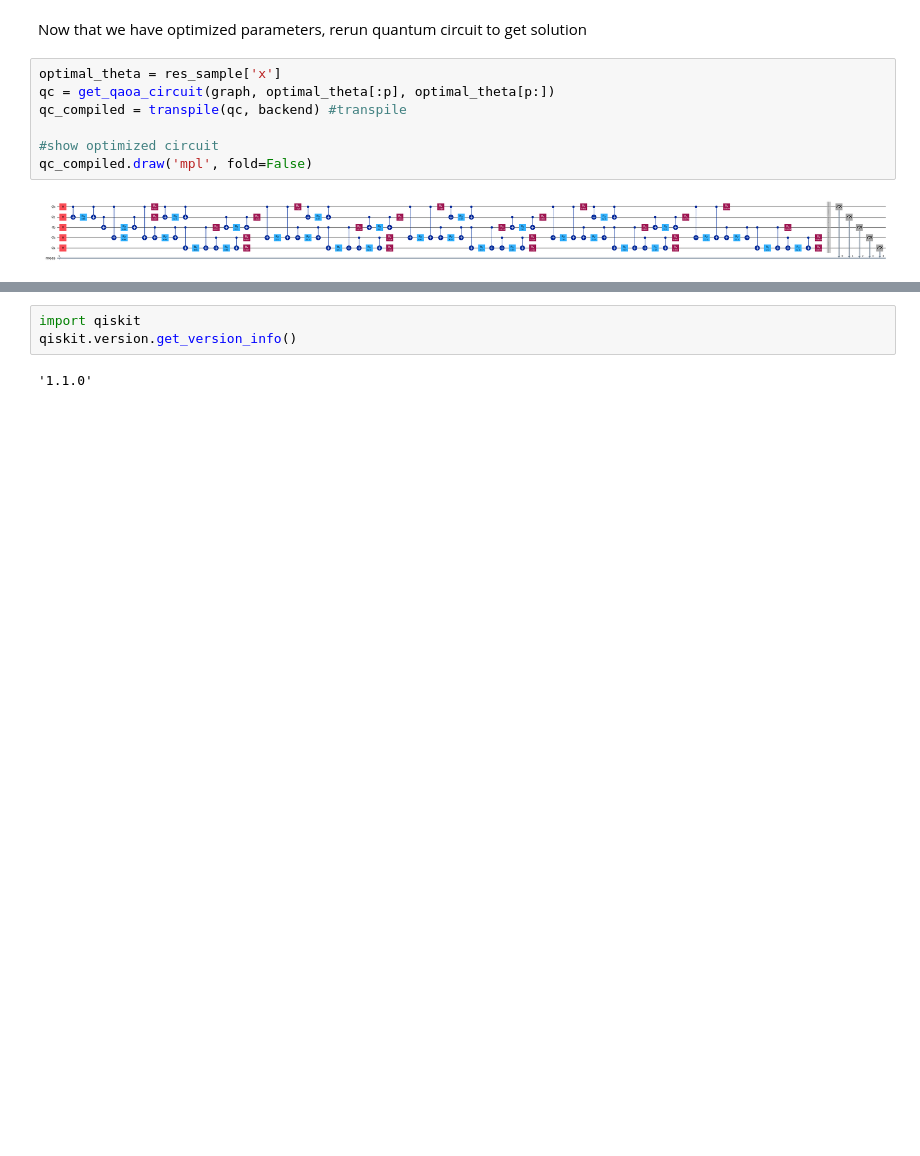
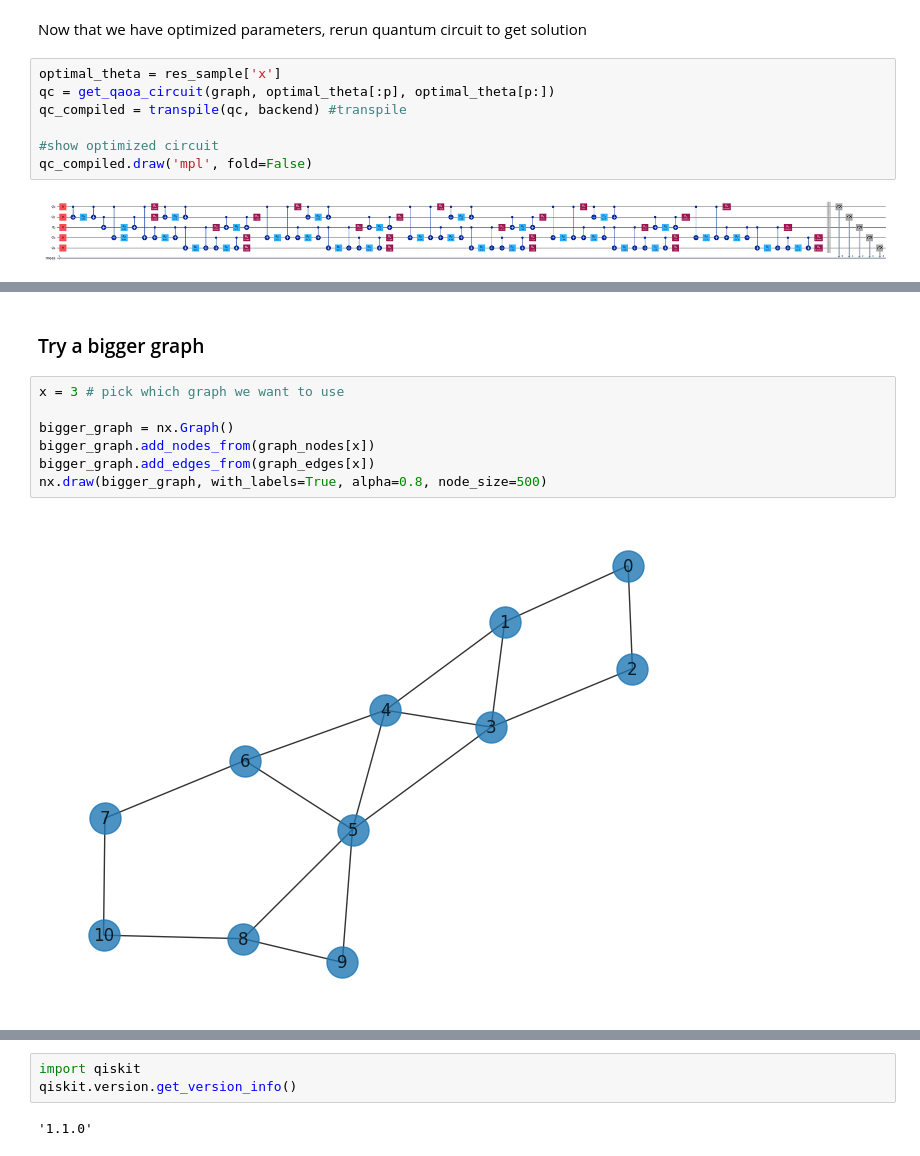
Before and after one commit to edbrown42/QuantumResearch, a Jupyter notebook: MinCut/MinCut.ipynb, the cells around one changed output, grey strips where cells are left out. Cells and saved outputs as stored; diff of their text form; blank space fills up the shorter version.

```diff
--- a/MinCut/MinCut.ipynb
+++ b/MinCut/MinCut.ipynb
@@ -336,0 +337,11 @@ nx.draw(graph,node_color = colors)
+# %% [markdown]
+### Try a bigger graph
+# %%
+x = 3 # pick which graph we want to use
+
+bigger_graph = nx.Graph()
+bigger_graph.add_nodes_from(graph_nodes[x])
+bigger_graph.add_edges_from(graph_edges[x])
+nx.draw(bigger_graph, with_labels=True, alpha=0.8, node_size=500)
+# %% [output]
+[figure, added]
```
Also changed, not shown: parts of 38 cells of this notebook.
